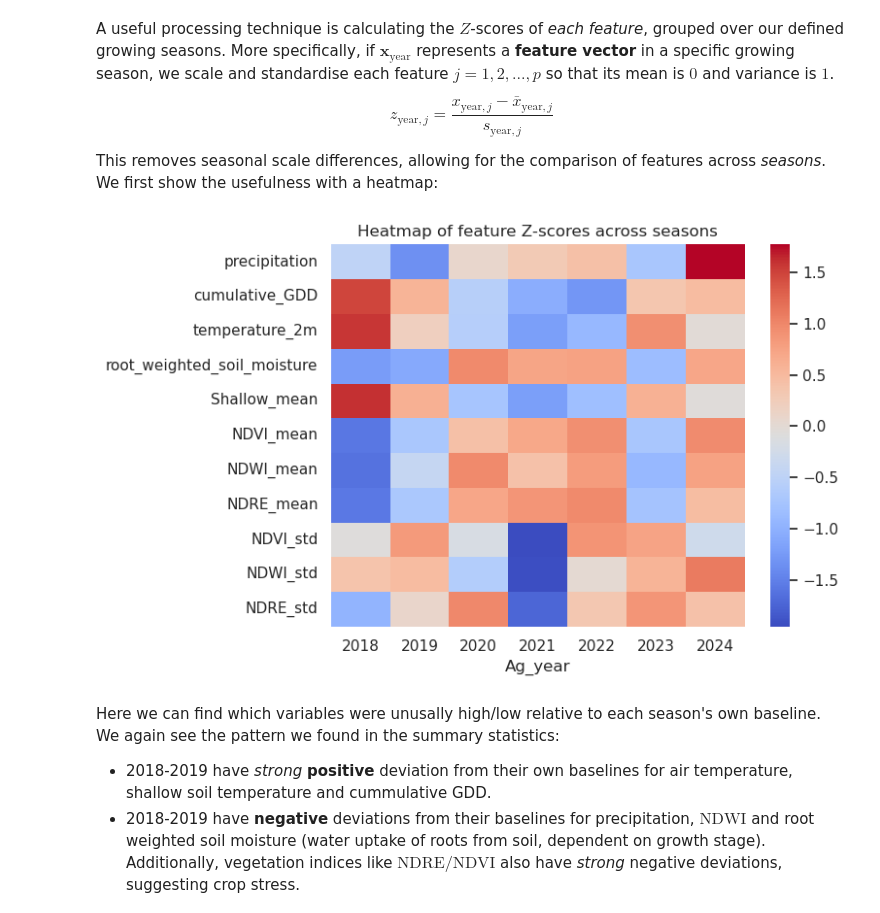
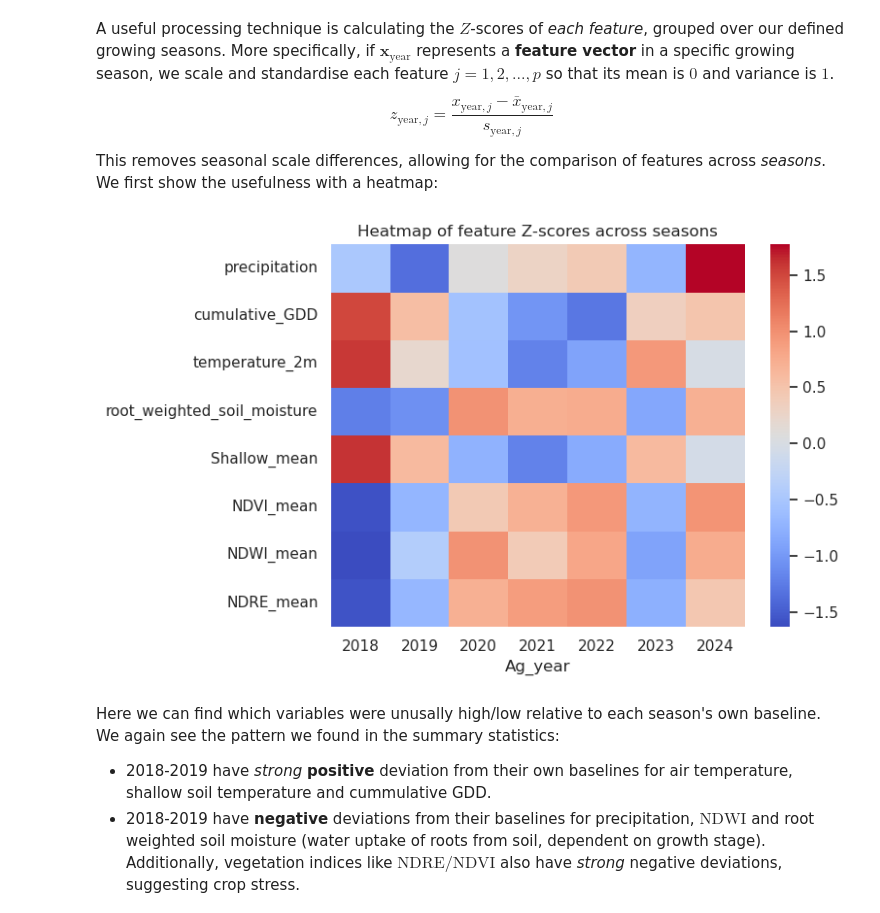
Before and after one commit to asembreek/fieldlens, a Jupyter notebook: notebooks/3. EDA with engineered features.ipynb, the cells around one changed output. Drawn from its saved outputs; the diff is of its cells as text; code cells hidden in the pictures.

```diff
--- a/notebooks/3. EDA with engineered features.ipynb
+++ b/notebooks/3. EDA with engineered features.ipynb
@@ -172,16 +172,16 @@ $$
 
 This removes seasonal scale differences, allowing for the comparison of features across _seasons_. We first show the usefulness with a heatmap:
 # %%
-yearly = summary_df.groupby("Ag_year")[eng_features[:-2] + spectral_features].mean()
+yearly = summary_df.groupby("Ag_year")[eng_features[:-2] + spectral_features[:-3]].mean()
 yearly_z = (yearly - yearly.mean()) / yearly.std()
 
 plt.figure(figsize=(8, 5))
 plt.title("Heatmap of feature Z-scores across seasons")
 sns.heatmap(yearly_z.T, cmap="coolwarm")
 plt.tight_layout()
 plt.show()
 # %% [output]
-[figure, old version]
+[figure, new version]
 # %% [markdown]
 Here we can find which variables were unusally high/low relative to each season's own baseline. We again see the pattern we found in the summary statistics:
 - 2018-2019 have _strong_ **positive** deviation from their own baselines for air temperature, shallow soil temperature and cummulative GDD.
```
Also changed, not shown: parts of 22 cells of this notebook, 1 other file.
